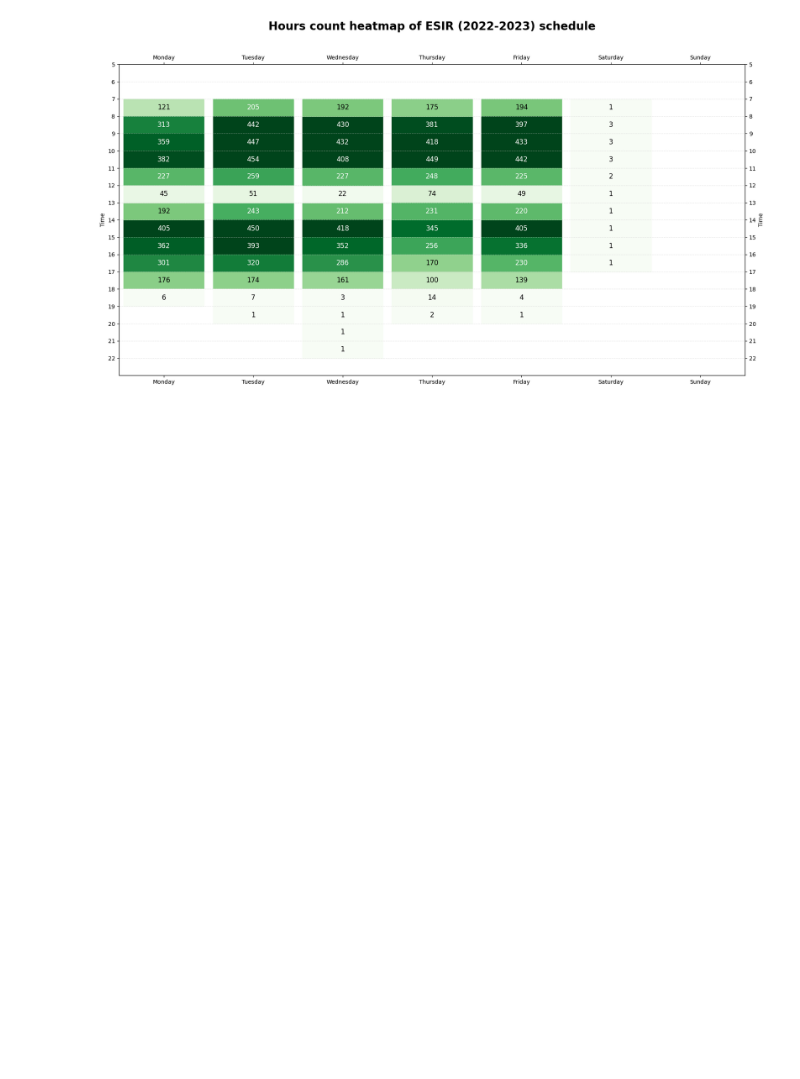
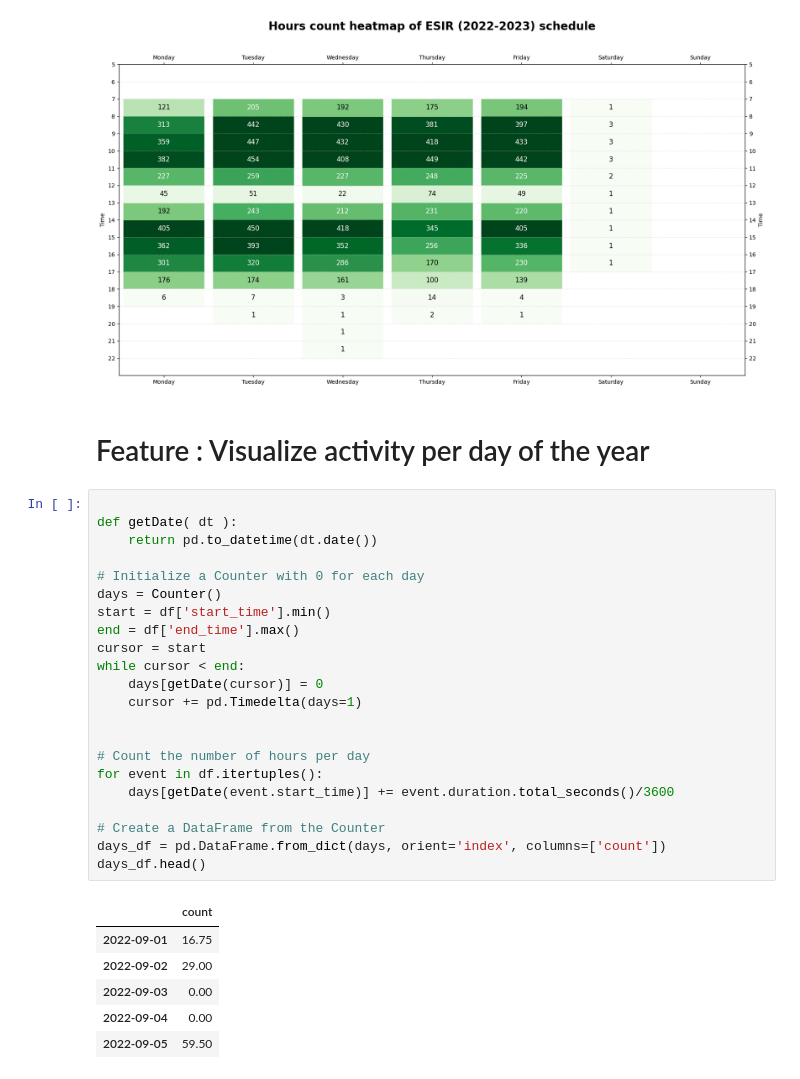
Before and after one commit to CodyAdam/data-engineering, a Jupyter notebook: Project/main.ipynb, the cells around one changed output. Drawn from its saved outputs; the diff is of its cells as text; blank space fills up the shorter version.

```diff
--- a/Project/main.ipynb
+++ b/Project/main.ipynb
@@ -263,3 +264,34 @@ plt.title(f"Hours count heatmap of {data_name} schedule", fontsize=20, fontweigh
 # %% [output]
 Text(0.5, 1.1, 'Hours count heatmap of ESIR (2022-2023) schedule')
 [figure]
+# %% [markdown]
+# Feature : Visualize activity per day of the year
+# %%
+
+def getDate( dt ):
+    return pd.to_datetime(dt.date())
+
+# Initialize a Counter with 0 for each day
+days = Counter()
+start = df['start_time'].min()
+end = df['end_time'].max()
+cursor = start
+while cursor < end:
+    days[getDate(cursor)] = 0
+    cursor += pd.Timedelta(days=1)
+
+
+# Count the number of hours per day
+for event in df.itertuples():
+    days[getDate(event.start_time)] += event.duration.total_seconds()/3600
+
+# Create a DataFrame from the Counter
+days_df = pd.DataFrame.from_dict(days, orient='index', columns=['count'])
+days_df.head()
+# %% [output]
+|  | count |
+| 2022-09-01 | 16.75 |
+| 2022-09-02 | 29.00 |
+| 2022-09-03 | 0.00 |
+| 2022-09-04 | 0.00 |
+| 2022-09-05 | 59.50 |
```
Also changed, not shown: parts of 3 cells of this notebook.
